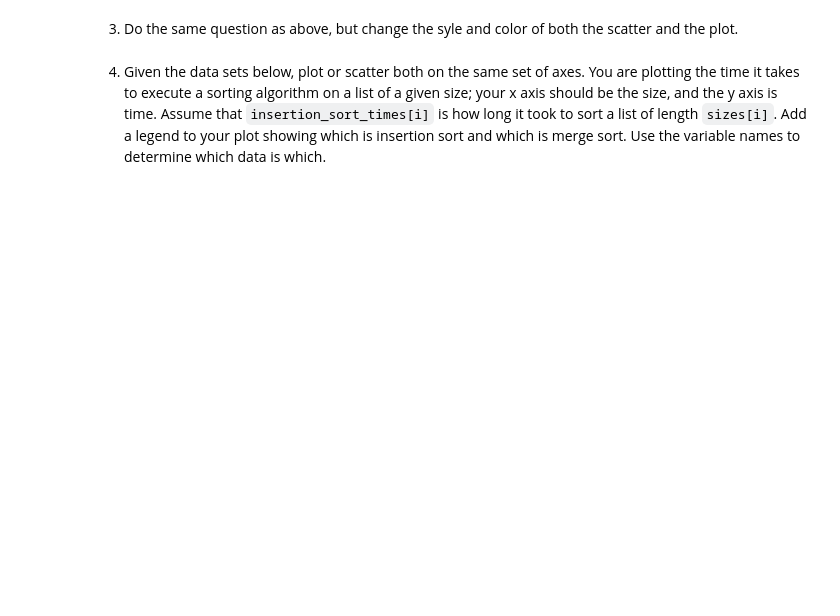
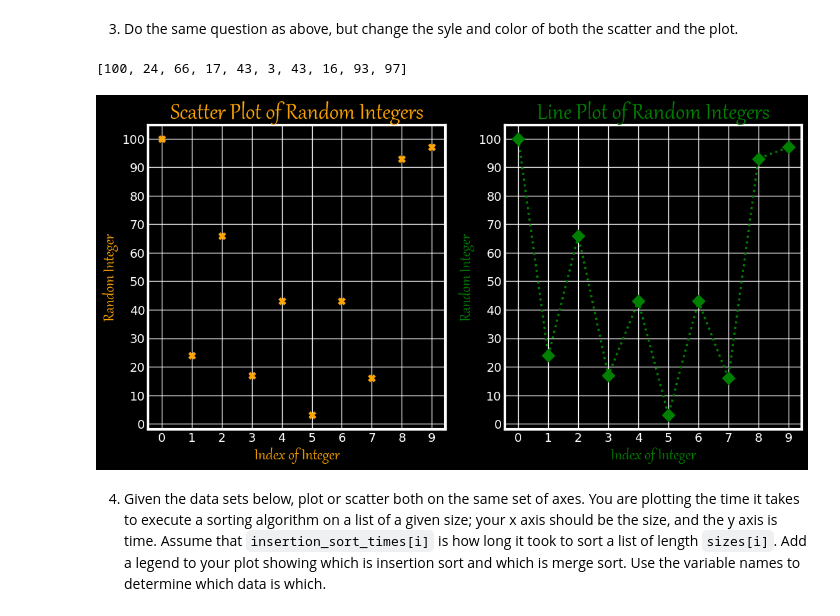
Before and after one commit to adriacv17/pyplot, a Jupyter notebook: pyplot.ipynb, the cells around one changed output. Drawn from its saved outputs; the diff is of its cells as text; code cells hidden in the pictures; blank space fills up the shorter version.

```diff
--- a/pyplot.ipynb
+++ b/pyplot.ipynb
@@ -110,5 +79,38 @@ plt.show()
 # %% [markdown]
 3. Do the same question as above, but change the syle and color of both the scatter and the plot.
+# %%
+import matplotlib.pyplot as plt
+from random import randint
+
+values = []
+for i in range(10):
+    random_num = randint(1,100)
+    values.append(random_num)
+print(values)
+
+x_values = list(range(len(values)))
+
+plt.style.use('dark_background')
+fig, (plot1, plot2) = plt.subplots(1, 2, figsize=(12, 6))
+
+plot1.scatter(x_values, values, color = 'orange', marker = 'X', s=70)
+plot1.set_xticks(x_values)
+plot1.set_yticks(range(0, 110, 10))
+plot1.set_title('Scatter Plot of Random Integers', fontname='Gabriola', fontsize =30,color='orange')
+plot1.set_xlabel('Index of Integer', fontname='Gabriola', fontsize=20,color='orange')
+plot1.set_ylabel('Random Integer', fontname='Gabriola',fontsize=20, color='orange')
+
+plot2.plot(x_values, values, 'D:g',linewidth= 2.5, ms = 10)
+plot2.set_xticks(x_values)
+plot2.set_yticks(range(0, 110, 10))
+plot2.set_title('Line Plot of Random Integers',fontname='Gabriola', fontsize=30, color='green')
+plot2.set_xlabel('Index of Integer',fontname='Gabriola',fontsize=20,color='green')
+plot2.set_ylabel('Random Integer',fontname='Gabriola',fontsize=20,color='green')
+
+plt.show()
+# %% [output]
+[100, 24, 66, 17, 43, 3, 43, 16, 93, 97]
+[figure, added]
 # %% [markdown]
 4. Given the data sets below, plot or scatter both on the same set of axes.  You are plotting the time it takes to execute a sorting algorithm on a list of a given size; your x axis should be the size, and the y axis is time.  Assume that `insertion_sort_times[i]` is how long it took to sort a list of length `sizes[i]`.  Add a legend to your plot showing which is insertion sort and which is merge sort.  Use the variable names to determine which data is which.
 # %%
```
Also changed, not shown: parts of 2 cells of this notebook.
